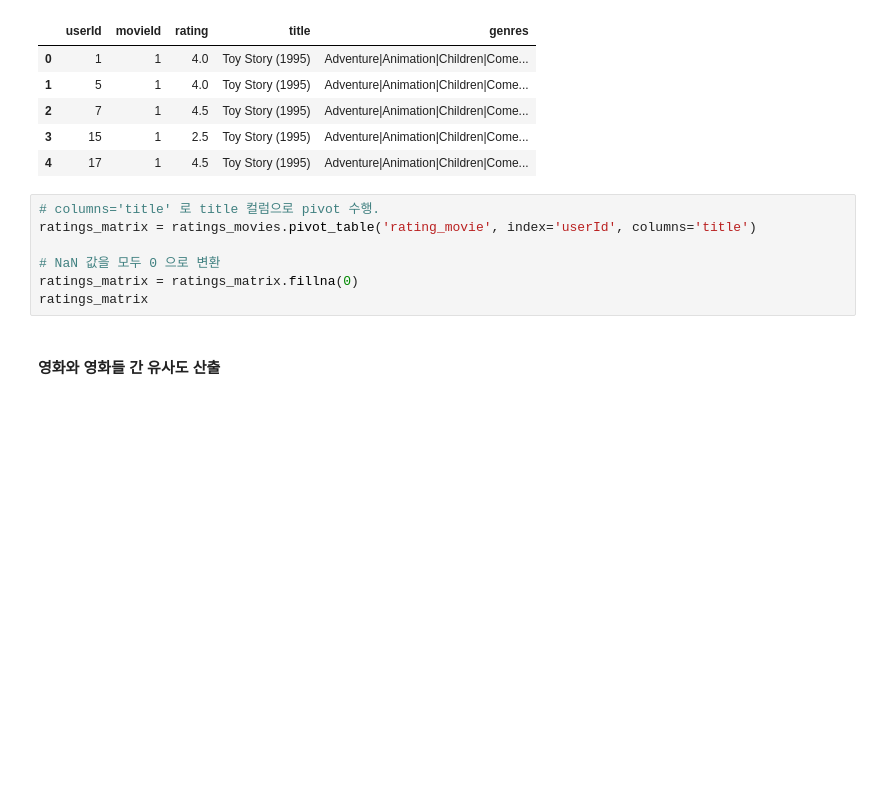
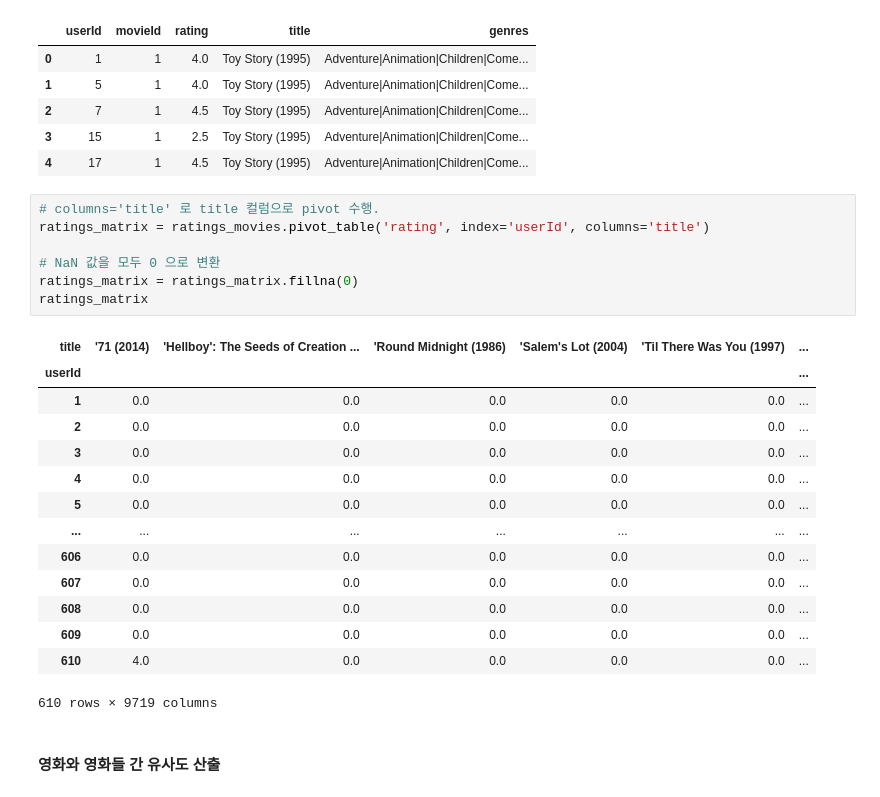
Before and after one commit to lullu303/DataScience2, a Jupyter notebook: 예측분석/추천시스템/2. 협업 필터링 추천 시스템.ipynb, the cells around one changed output. Saved outputs shown, nothing was run; the diff lists cells and outputs as text; blank space fills up the shorter version.

```diff
--- a/예측분석/추천시스템/2. 협업 필터링 추천 시스템.ipynb
+++ b/예측분석/추천시스템/2. 협업 필터링 추천 시스템.ipynb
@@ -206,11 +206,26 @@ rating_movies.head()
 | 4 | 17 | 1 | 4.5 | Toy Story (1995) | Adventure|Animation|Children|Come... |
 # %%
 # columns='title' 로 title 컬럼으로 pivot 수행.
-ratings_matrix = ratings_movies.pivot_table('rating_movie', index='userId', columns='title')
+ratings_matrix = ratings_movies.pivot_table('rating', index='userId', columns='title')
 
 # NaN 값을 모두 0 으로 변환
 ratings_matrix = ratings_matrix.fillna(0)
 ratings_matrix
+# %% [output]
+| title | '71 (2014) | 'Hellboy': The Seeds of Creation ... | 'Round Midnight (1986) | 'Salem's Lot (2004) | 'Til There Was You (1997) | ... |
+| userId |  |  |  |  |  | ... |
+| 1 | 0.0 | 0.0 | 0.0 | 0.0 | 0.0 | ... |
+| 2 | 0.0 | 0.0 | 0.0 | 0.0 | 0.0 | ... |
+| 3 | 0.0 | 0.0 | 0.0 | 0.0 | 0.0 | ... |
+| 4 | 0.0 | 0.0 | 0.0 | 0.0 | 0.0 | ... |
+| 5 | 0.0 | 0.0 | 0.0 | 0.0 | 0.0 | ... |
+| ... | ... | ... | ... | ... | ... | ... |
+| 606 | 0.0 | 0.0 | 0.0 | 0.0 | 0.0 | ... |
+| 607 | 0.0 | 0.0 | 0.0 | 0.0 | 0.0 | ... |
+| 608 | 0.0 | 0.0 | 0.0 | 0.0 | 0.0 | ... |
+| 609 | 0.0 | 0.0 | 0.0 | 0.0 | 0.0 | ... |
+| 610 | 4.0 | 0.0 | 0.0 | 0.0 | 0.0 | ... |
+610 rows × 9719 columns
 # %% [markdown]
 #### 영화와 영화들 간 유사도 산출
 # %% [markdown]
```
Also changed, not shown: parts of 6 cells of this notebook.
